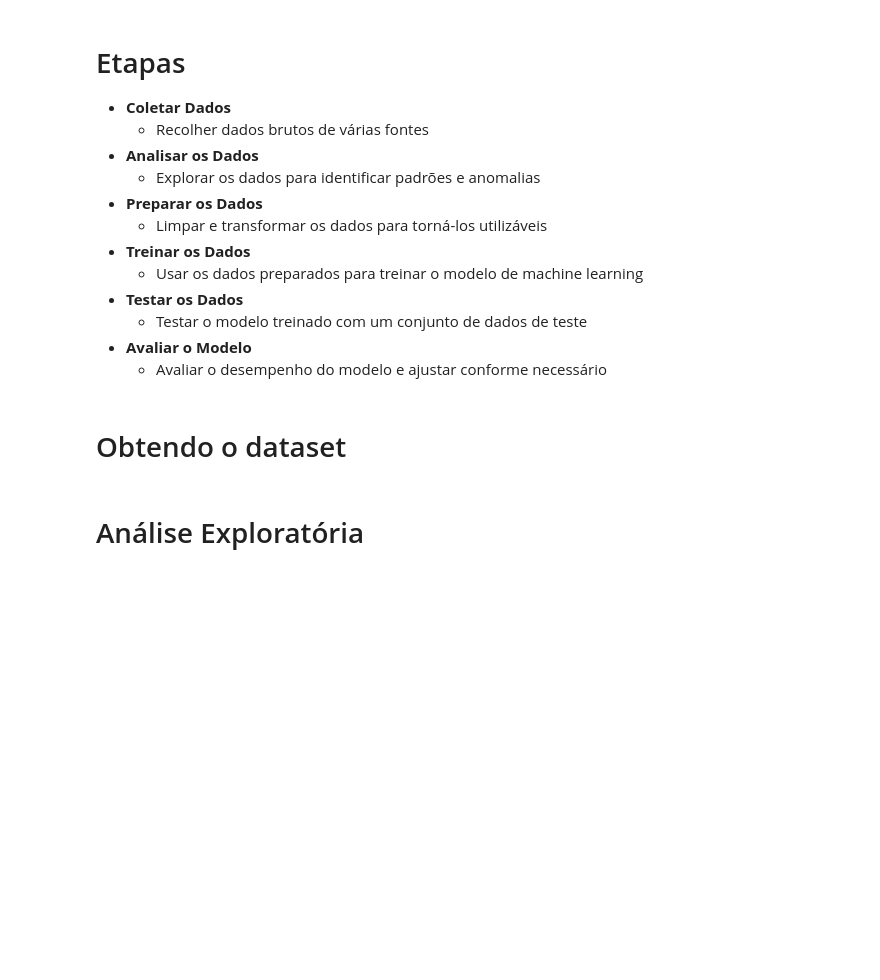
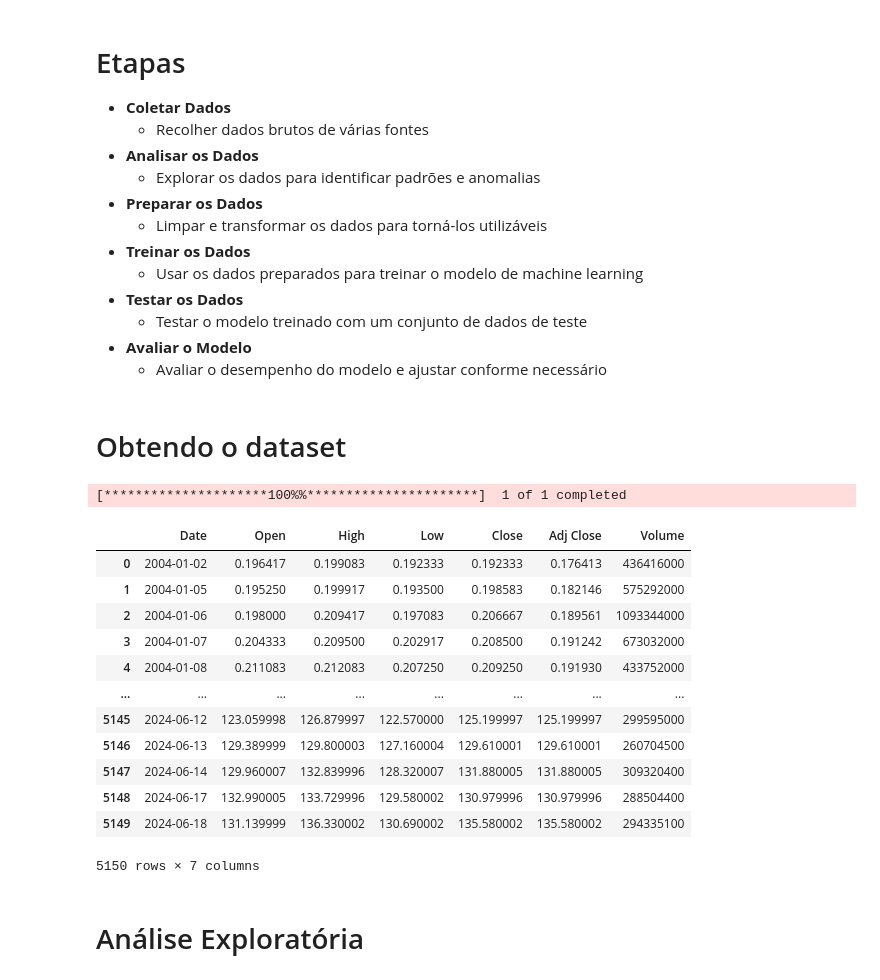
Before and after one commit to batestin1/coding_the_future_dio_prevendo_acoes_com_redes_neurais, a Jupyter notebook: notebooks/dio_acoes_rnn.ipynb, the cells around one changed output. Cells and saved outputs as stored; diff of their text form; code cells hidden in the pictures; blank space fills up the shorter version.

```diff
--- a/notebooks/dio_acoes_rnn.ipynb
+++ b/notebooks/dio_acoes_rnn.ipynb
@@ -52,2 +50,33 @@ Volume | float | Volume total do dia
+# %%
+import pandas as pd
+import yfinance as yf
+import os
+
+folder = 'datasets'
+if not os.path.exists(folder):
+  os.makedirs(folder)
+
+
+name = "NVDA"
+file = os.path.join(folder, f'{name}.csv')
+data = yf.download(name, start='2004-01-01', end='2024-06-19')
+data.to_csv(file)
+df = pd.read_csv(file)
+df
+# %% [output]
+[*********************100%%**********************]  1 of 1 completed
+|  | Date | Open | High | Low | Close | Adj Close | Volume |
+| 0 | 2004-01-02 | 0.196417 | 0.199083 | 0.192333 | 0.192333 | 0.176413 | 436416000 |
+| 1 | 2004-01-05 | 0.195250 | 0.199917 | 0.193500 | 0.198583 | 0.182146 | 575292000 |
+| 2 | 2004-01-06 | 0.198000 | 0.209417 | 0.197083 | 0.206667 | 0.189561 | 1093344000 |
+| 3 | 2004-01-07 | 0.204333 | 0.209500 | 0.202917 | 0.208500 | 0.191242 | 673032000 |
+| 4 | 2004-01-08 | 0.211083 | 0.212083 | 0.207250 | 0.209250 | 0.191930 | 433752000 |
+| ... | ... | ... | ... | ... | ... | ... | ... |
+| 5145 | 2024-06-12 | 123.059998 | 126.879997 | 122.570000 | 125.199997 | 125.199997 | 299595000 |
+| 5146 | 2024-06-13 | 129.389999 | 129.800003 | 127.160004 | 129.610001 | 129.610001 | 260704500 |
+| 5147 | 2024-06-14 | 129.960007 | 132.839996 | 128.320007 | 131.880005 | 131.880005 | 309320400 |
+| 5148 | 2024-06-17 | 132.990005 | 133.729996 | 129.580002 | 130.979996 | 130.979996 | 288504400 |
+| 5149 | 2024-06-18 | 131.139999 | 136.330002 | 130.690002 | 135.580002 | 135.580002 | 294335100 |
+5150 rows × 7 columns
 # %% [markdown]
 # Análise Exploratória
```
Also changed, not shown: parts of 39 cells of this notebook, 2 other files.
